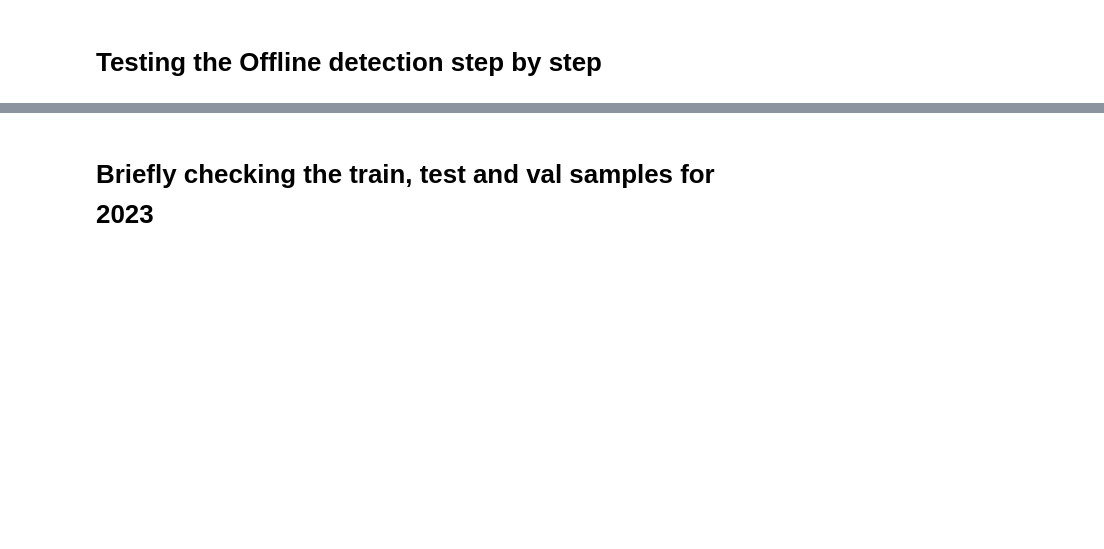
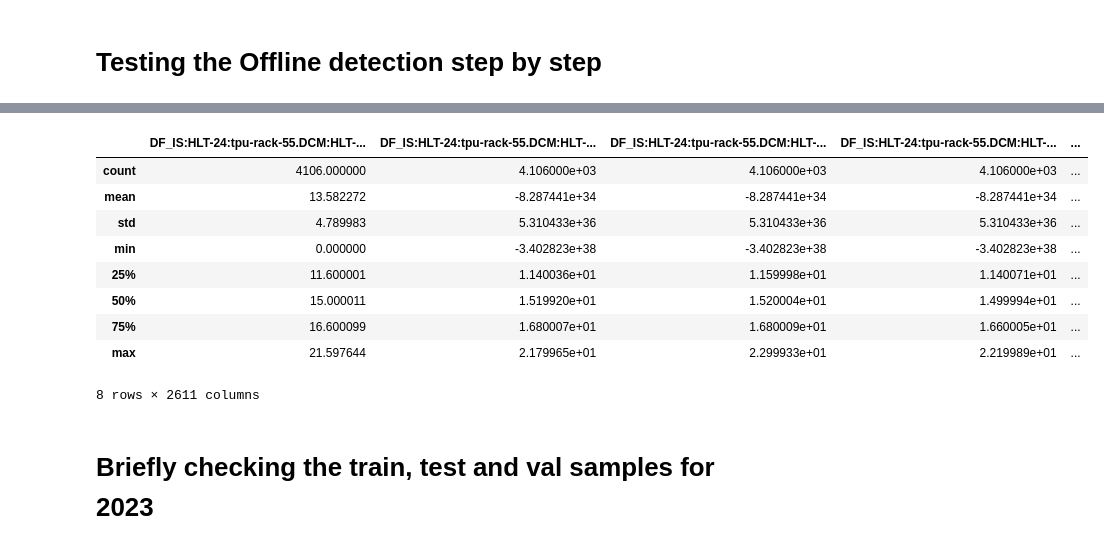
Before and after one commit to anl-hep-ai-ml/DeepHYDRA, a Jupyter notebook: notebooks/01_INFERENCE_Strada_offline_detection_clustering_and_informer.ipynb, the cells around one changed output, grey strips where cells are left out. Cells and saved outputs as stored; diff of their text form; code cells hidden in the pictures; blank space fills up the shorter version.

```diff
--- a/notebooks/01_INFERENCE_Strada_offline_detection_clustering_and_informer.ipynb
+++ b/notebooks/01_INFERENCE_Strada_offline_detection_clustering_and_informer.ipynb
@@ -39,3 +54,20 @@ from clustering.dbscananomalydetector import HLTDBSCANAnomalyDetector
+# %%
+dataset_path = 'notebooks/data/hlt_data_pd_456151.csv'
+
+hlt_data_run_456151_pd = pd.read_csv(dataset_path, index_col=0, parse_dates=True)
+# %%
+hlt_data_run_456151_pd.describe()
+# %% [output]
+|  | DF_IS:HLT-24:tpu-rack-55.DCM:HLT-... | DF_IS:HLT-24:tpu-rack-55.DCM:HLT-... | DF_IS:HLT-24:tpu-rack-55.DCM:HLT-... | DF_IS:HLT-24:tpu-rack-55.DCM:HLT-... | ... |
+| count | 4106.000000 | 4.106000e+03 | 4.106000e+03 | 4.106000e+03 | ... |
+| mean | 13.582272 | -8.287441e+34 | -8.287441e+34 | -8.287441e+34 | ... |
+| std | 4.789983 | 5.310433e+36 | 5.310433e+36 | 5.310433e+36 | ... |
+| min | 0.000000 | -3.402823e+38 | -3.402823e+38 | -3.402823e+38 | ... |
+| 25% | 11.600001 | 1.140036e+01 | 1.159998e+01 | 1.140071e+01 | ... |
+| 50% | 15.000011 | 1.519920e+01 | 1.520004e+01 | 1.499994e+01 | ... |
+| 75% | 16.600099 | 1.680007e+01 | 1.680009e+01 | 1.660005e+01 | ... |
+| max | 21.597644 | 2.179965e+01 | 2.299933e+01 | 2.219989e+01 | ... |
+8 rows × 2611 columns
 # %%
 # Rack color mapping
 rack_colors = {  0: '#D81B60',
```
Also changed, not shown: parts of 4 cells of this notebook, 10 other files.
